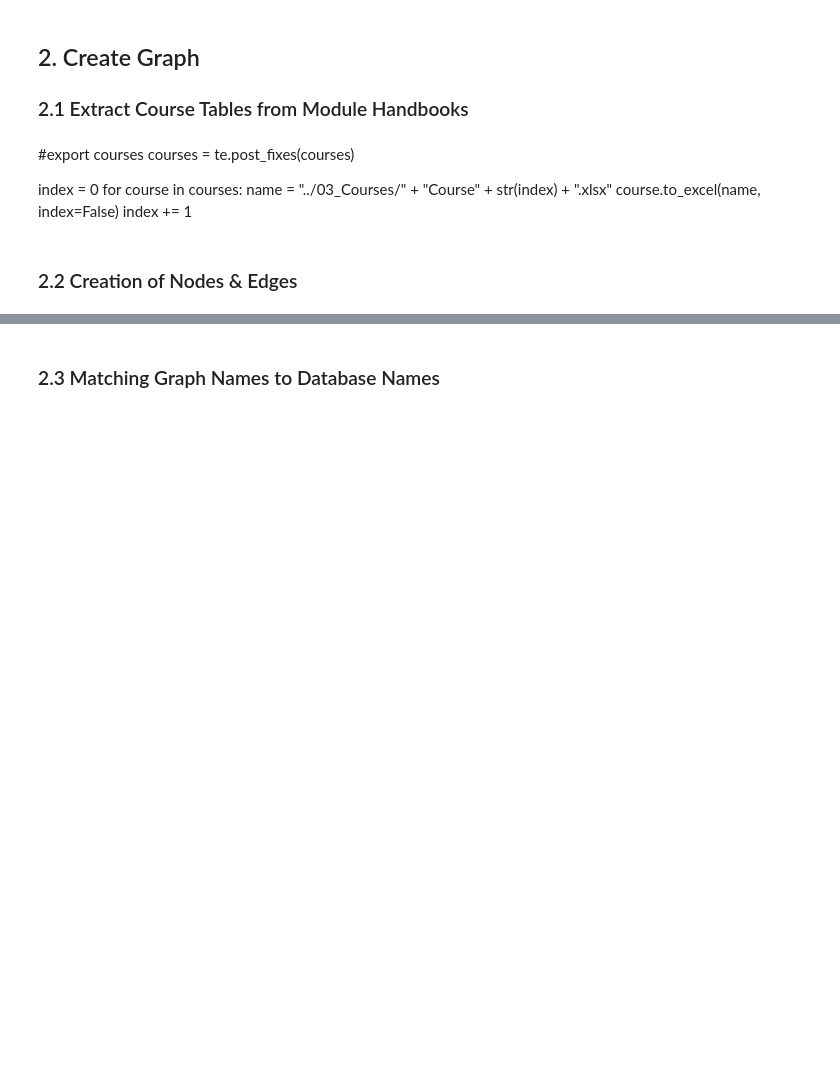
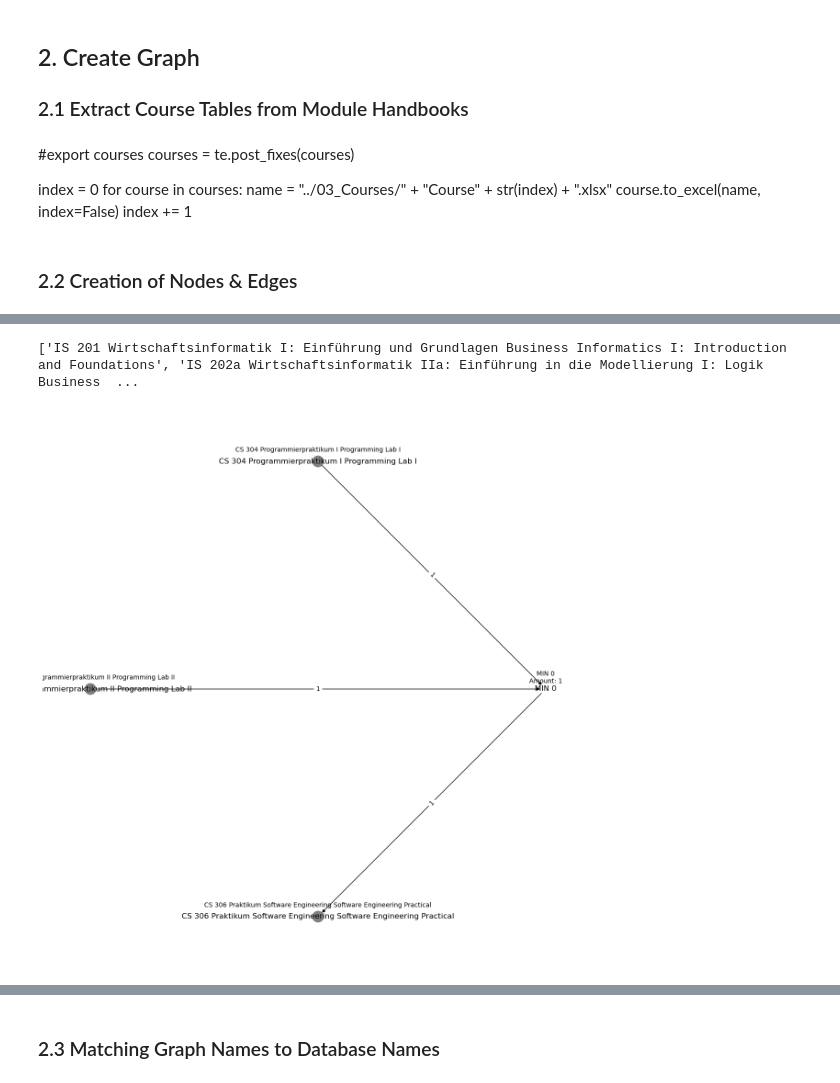
Before and after one commit to ueaul/Course_Suggestion, a Jupyter notebook: 01_BachelorWifoMannheim/01_Notebooks/01_GraphCreation.ipynb, the cells around one changed output, grey strips where cells are left out. Drawn from its saved outputs; the diff is of its cells as text; code cells hidden in the pictures; blank space fills up the shorter version.

```diff
--- a/01_BachelorWifoMannheim/01_Notebooks/01_GraphCreation.ipynb
+++ b/01_BachelorWifoMannheim/01_Notebooks/01_GraphCreation.ipynb
@@ -117,3 +117,55 @@ plt.show
+# %%
+print(G.nodes)
+# %% [output]
+['IS 201 Wirtschaftsinformatik I: Einführung und Grundlagen Business Informatics I: Introduction and Foundations', 'IS 202a Wirtschaftsinformatik IIa: Einführung in die Modellierung I: Logik Business  ...
+# %%
+# Wähle den gewünschten Node, z.B. node_id
+node_id = 'MIN 0'  # Ersetze 'A' durch die ID des gewünschten Nodes
+
+# Finde die Knoten, die mit dem ausgewählten Knoten verbunden sind (eingehend und ausgehend)
+incoming_nodes = [n for n in G.predecessors(node_id)]  # Eingehende Knoten
+outgoing_nodes = [n for n in G.successors(node_id)]  # Ausgehende Knoten
+
+# Alle relevanten Knoten: der Knoten selbst, eingehende und ausgehende Nachbarn
+subgraph_nodes = set([node_id] + incoming_nodes + outgoing_nodes)
+#subgraph_nodes = set([node_id] + outgoing_nodes)
+#subgraph_nodes = set([node_id] + incoming_nodes)
+
+# Erzeuge den Subgraphen mit den gefundenen Knoten
+subgraph = G.subgraph(subgraph_nodes)
+
+# Positionen der Nodes berechnen (für den Subgraphen)
+pos = nx.circular_layout(subgraph)
+
+plt.figure(figsize=(12, 12))
+
+# Farben der Nodes für den Subgraphen
+node_colors = [subgraph.nodes[node]['color'] for node in subgraph.nodes()]
+
+# Zeichne den Subgraphen
+nx.draw(subgraph, pos, with_labels=True, node_color=node_colors, font_size=12)
+
+node_labels = {
+    node: f"{node}\nAmount: {subgraph.nodes[node]['amount']}"
+    if 'amount' in subgraph.nodes[node] else node
+    for node in subgraph.nodes()
+}
+
+offset = 0.05  # Verschiebung der Labels; kann angepasst werden
+label_pos = {node: (pos[node][0], pos[node][1] + offset) for node in subgraph.nodes()}
+
+# Zeichne die Labels mit den angepassten Positionen
+nx.draw_networkx_labels(subgraph, label_pos, labels=node_labels, font_size=10)
+
+edge_labels = nx.get_edge_attributes(subgraph, 'weight')
+nx.draw_networkx_edge_labels(subgraph, pos, edge_labels=edge_labels)
+
+
+# Speichere das Ergebnis und zeige es an
+plt.savefig("subgraph_with_edges.pdf", format="pdf")
+plt.show()
+# %% [output]
+[figure, added]
 # %%
 # Positionen der Nodes berechnen (für den Subgraphen)
 pos = nx.circular_layout(subgraph)
```
Also changed, not shown: parts of 6 cells of this notebook, 30 other files.
